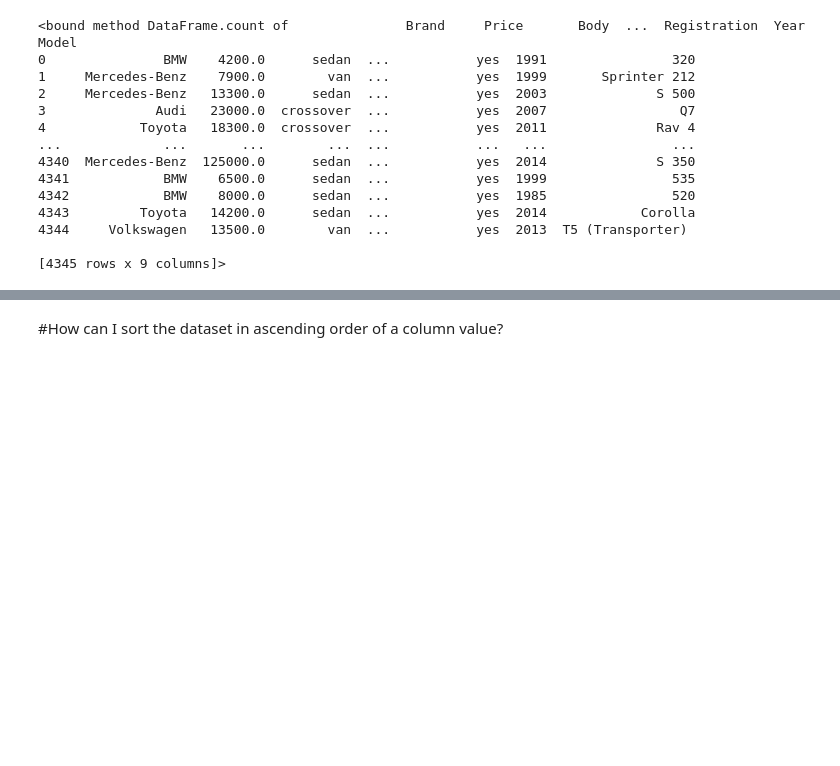
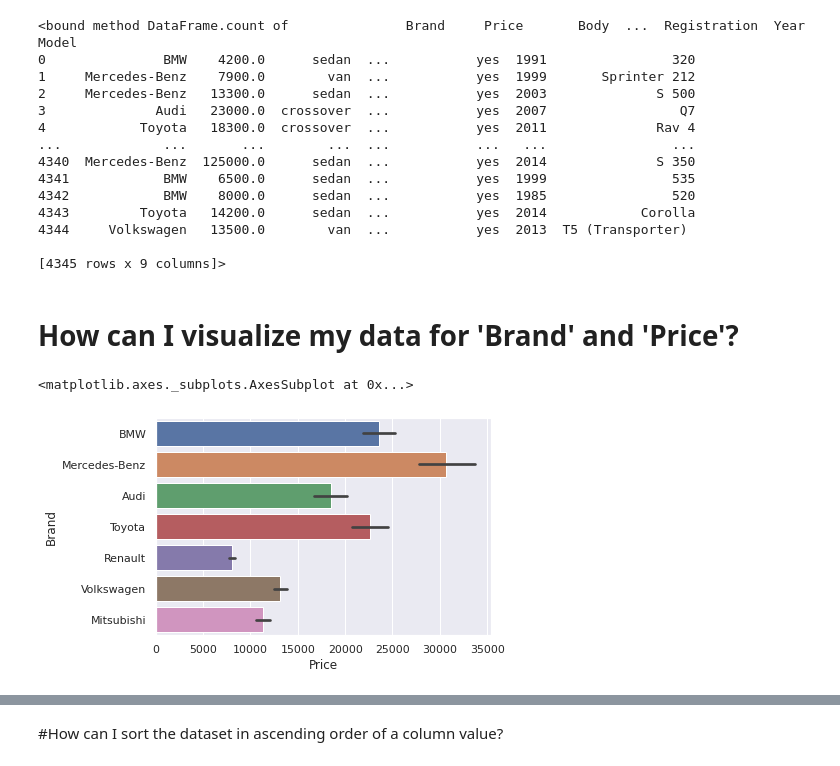
Before and after one commit to sinishibu/IntroToDataScience, a Jupyter notebook: Car_Resale_Project.ipynb, the cells around one changed output, grey strips where cells are left out. Drawn from its saved outputs; the diff is of its cells as text; code cells hidden in the pictures; blank space fills up the shorter version.

```diff
--- a/Car_Resale_Project.ipynb
+++ b/Car_Resale_Project.ipynb
@@ -71,3 +71,13 @@ data.count
 4344     Volkswagen   13500.0        van  ...           yes  2013  T5 (Transporter)
 
 [4345 rows x 9 columns]>
+# %% [markdown]
+# How can I visualize my data for 'Brand' and 'Price'?
+# %%
+import pandas as pd
+import seaborn as sns
+sns.set(color_codes=True)
+sns.barplot(data['Price'],data['Brand'])
+# %% [output]
+<matplotlib.axes._subplots.AxesSubplot at 0x...>
+[figure, added]
```
Also changed, not shown: parts of 18 cells of this notebook.
